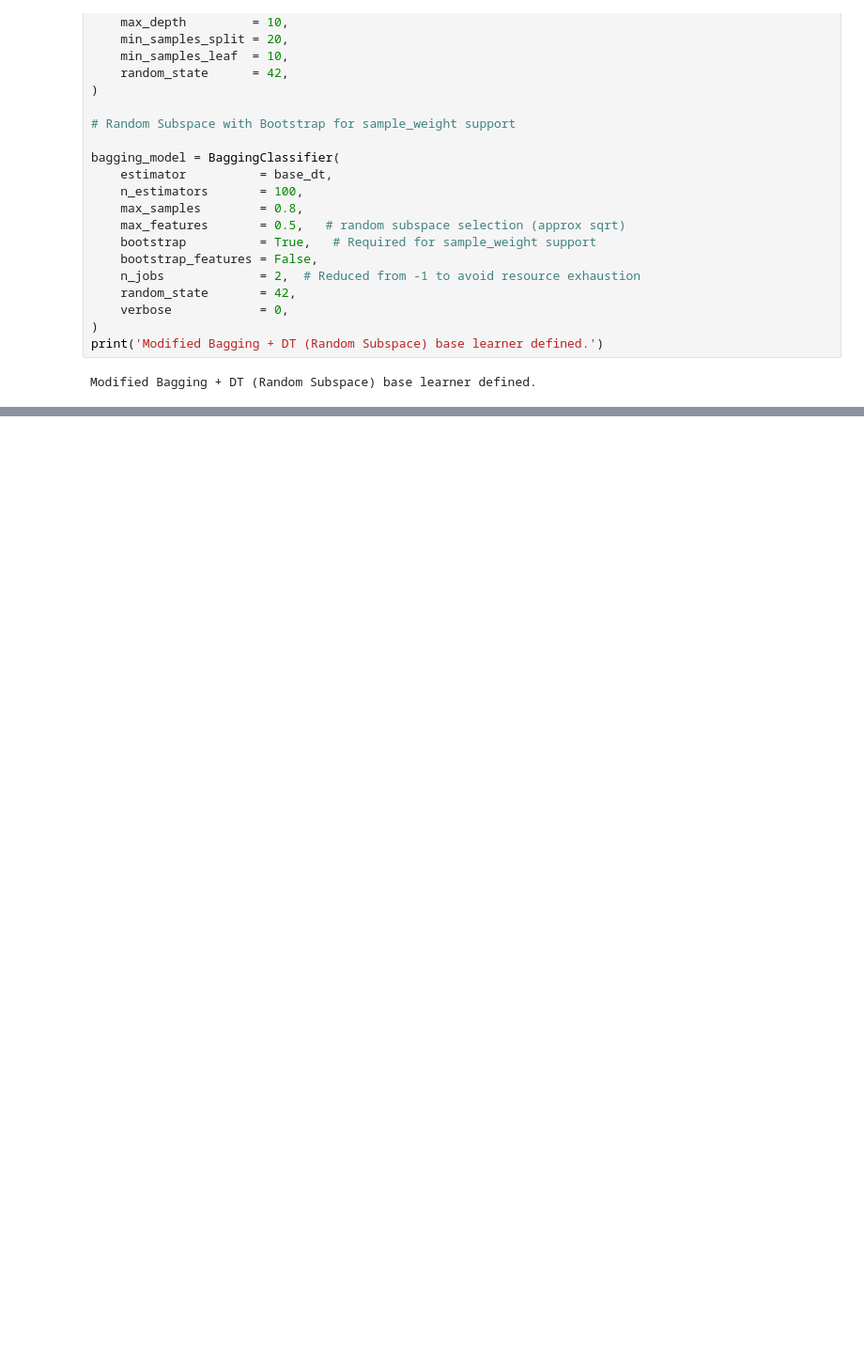
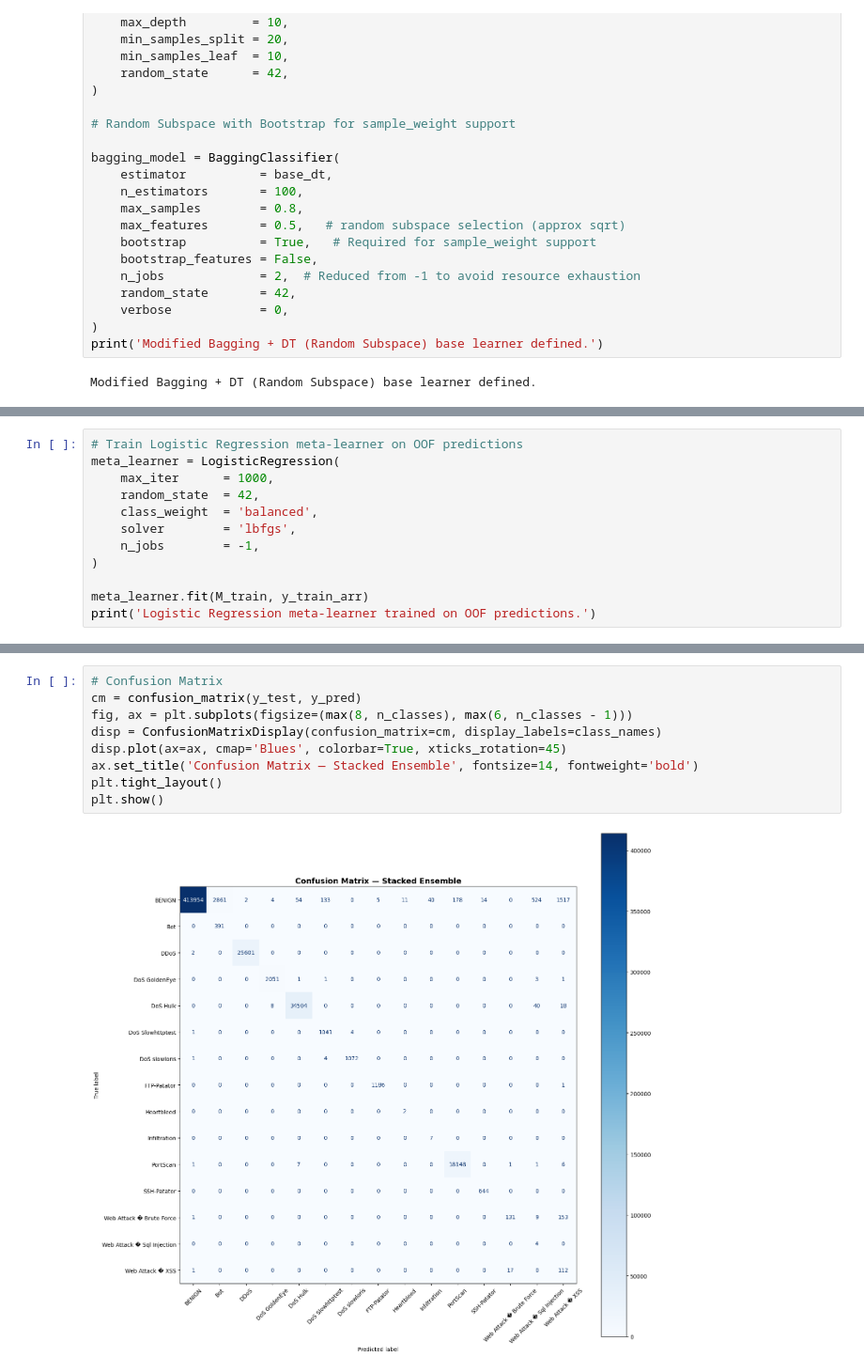
Before and after one commit to yoshbatula/Hybrid-Enhanced-Stacked-Ensemble-for-Network-Intrusion-Detection, a Jupyter notebook: Enhance-Stack-Ensemble.ipynb, the cells around one changed output, grey strips where cells are left out. Shown at 94% size. Cells and saved outputs as stored; diff of their text form; blank space fills up the shorter version.

```diff
--- a/Enhance-Stack-Ensemble.ipynb
+++ b/Enhance-Stack-Ensemble.ipynb
@@ -321,0 +332,12 @@ print(f'Meta-feature matrix M_test  : {M_test.shape}   (n_test  × 2k)')
+# %%
+# Train Logistic Regression meta-learner on OOF predictions
+meta_learner = LogisticRegression(
+    max_iter      = 1000,
+    random_state  = 42,
+    class_weight  = 'balanced',
+    solver        = 'lbfgs',
+    n_jobs        = -1,
+)
+
+meta_learner.fit(M_train, y_train_arr)
+print('Logistic Regression meta-learner trained on OOF predictions.')
@@ -321,0 +428,11 @@ print(f'Meta-feature matrix M_test  : {M_test.shape}   (n_test  × 2k)')
+# %%
+# Confusion Matrix
+cm = confusion_matrix(y_test, y_pred)
+fig, ax = plt.subplots(figsize=(max(8, n_classes), max(6, n_classes - 1)))
+disp = ConfusionMatrixDisplay(confusion_matrix=cm, display_labels=class_names)
+disp.plot(ax=ax, cmap='Blues', colorbar=True, xticks_rotation=45)
+ax.set_title('Confusion Matrix — Stacked Ensemble', fontsize=14, fontweight='bold')
+plt.tight_layout()
+plt.show()
+# %% [output]
+[figure, added]
```
Also changed, not shown: parts of 9 cells of this notebook.
